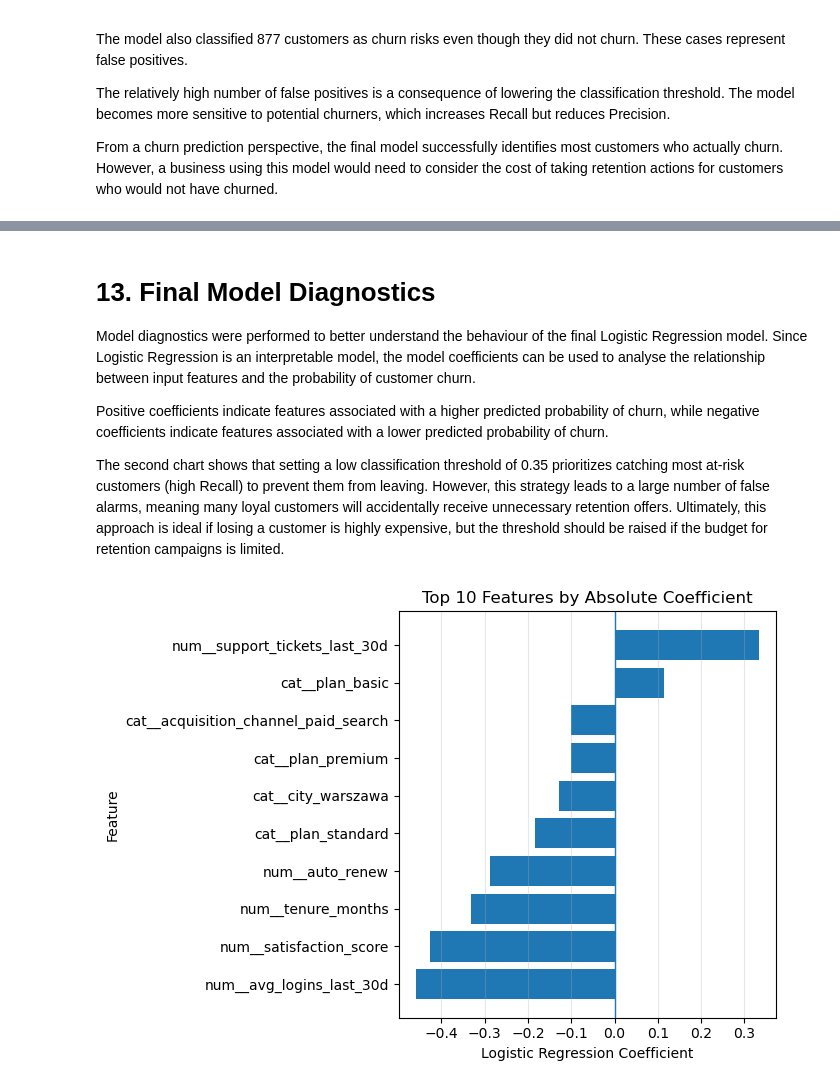
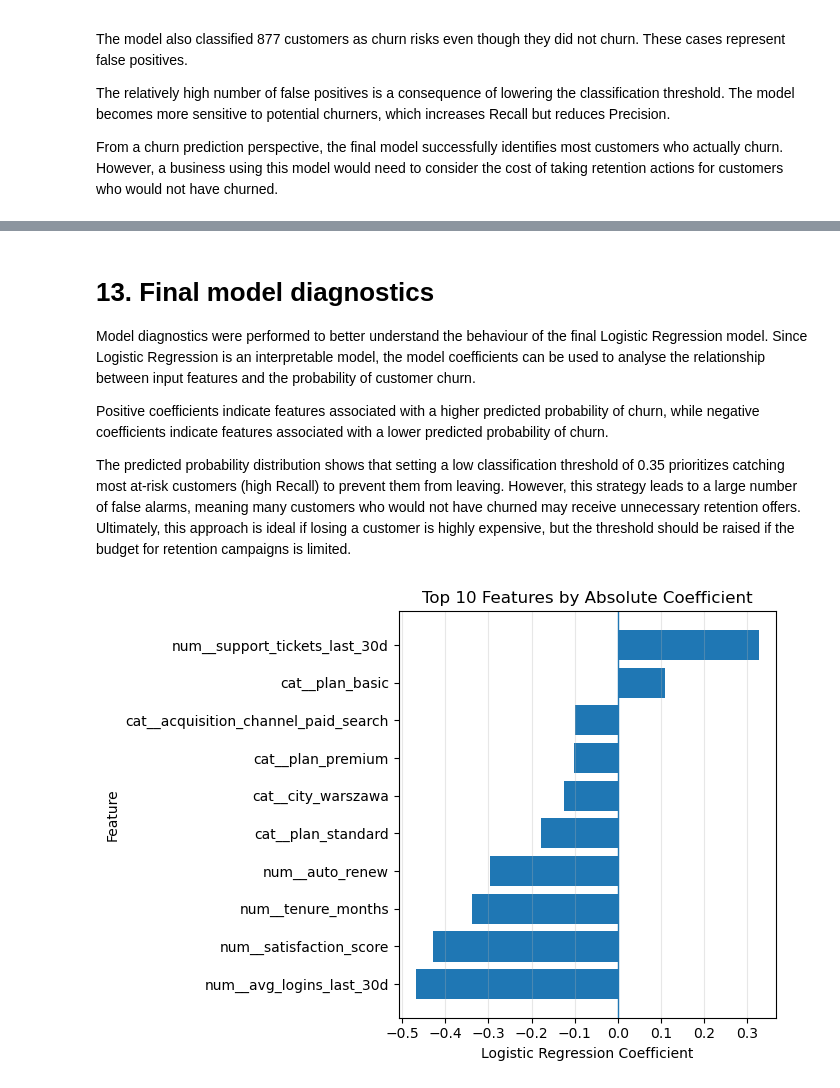
Before and after one commit to mkplwro/codex_ml_projects, a Jupyter notebook: notebooks/classification_model.ipynb, the cells around one changed output, grey strips where cells are left out. Cells and saved outputs as stored; diff of their text form; code cells hidden in the pictures.

```diff
--- a/notebooks/classification_model.ipynb
+++ b/notebooks/classification_model.ipynb
@@ -110,19 +110,11 @@ data.loc[
 ] = np.nan
 
 data.loc[
-    (data['monthly_spend_pln'] < 0),
-    'monthly_spend_pln'
-] = np.nan
-
-data.loc[
     (data['monthly_income_pln'] < 0) |
     (data['monthly_income_pln'] == 999999),
     'monthly_income_pln'
 ] = np.nan
 
-data['monthly_spend_pln'].isna().sum()
-data = data.dropna(subset=["monthly_spend_pln"]).reset_index(drop=True)
-
 print("Missing values after cleaning:")
 display(data.isna().sum().sort_values(ascending=False))
 # %% [output]
@@ -453,7 +508,7 @@ for name in optimization_pipelines:
     search = RandomizedSearchCV(
         estimator=optimization_pipelines[name],
         param_distributions=param_distributions[name],
-        n_iter=30,
+        n_iter=20,
         scoring=f2_scorer,
         cv=cv,
         random_state=42,
@@ -758,11 +813,11 @@ plt.show()
 # %% [markdown]
-# 13. Final Model Diagnostics
+# 13. Final model diagnostics
 
 Model diagnostics were performed to better understand the behaviour of the final Logistic Regression model. Since Logistic Regression is an interpretable model, the model coefficients can be used to analyse the relationship between input features and the probability of customer churn.
 
 Positive coefficients indicate features associated with a higher predicted probability of churn, while negative coefficients indicate features associated with a lower predicted probability of churn.
 
-The second chart shows that setting a low classification threshold of 0.35 prioritizes catching most at-risk customers (high Recall) to prevent them from leaving. However, this strategy leads to a large number of false alarms, meaning many loyal customers will accidentally receive unnecessary retention offers. Ultimately, this approach is ideal if losing a customer is highly expensive, but the threshold should be raised if the budget for retention campaigns is limited.
+The predicted probability distribution shows that setting a low classification threshold of 0.35 prioritizes catching most at-risk customers (high Recall) to prevent them from leaving. However, this strategy leads to a large number of false alarms, meaning many customers who would not have churned may receive unnecessary retention offers. Ultimately, this approach is ideal if losing a customer is highly expensive, but the threshold should be raised if the budget for retention campaigns is limited.
 # %%
 preprocessor_fitted = final_model.named_steps["preprocessor"]
 
@@ -772,38 +827,38 @@ model_coef = final_model.named_steps["classifier"].coef_[0]
 coef_df = pd.DataFrame({
     "Feature": feature_names,
     "Coefficient": model_coef,
-    "Absolute Coefficient": np.abs(coefficients)
+    "Absolute Coefficient": np.abs(model_coef)
 }).sort_values(
     "Absolute Coefficient",
     ascending=False
 ).reset_index(drop=True)
 
 top_n = 10
 
 top_features = (
     coef_df
     .head(top_n)
     .sort_values("Coefficient")
 )
 
 plt.figure(figsize=(7, 5))
 
 plt.barh(
     top_features["Feature"],
     top_features["Coefficient"]
 )
 
 plt.axvline(0, linewidth=1)
 
 plt.xlabel("Logistic Regression Coefficient")
 plt.ylabel("Feature")
 plt.title(f"Top {top_n} Features by Absolute Coefficient")
 
 plt.grid(axis="x", alpha=0.3)
 plt.tight_layout()
 plt.show()
 # %% [output]
-[figure, old version]
+[figure, new version]
 # %%
 plt.figure(figsize=(7, 5))
 
```
Also changed, not shown: parts of 29 cells of this notebook, 9 other files.
